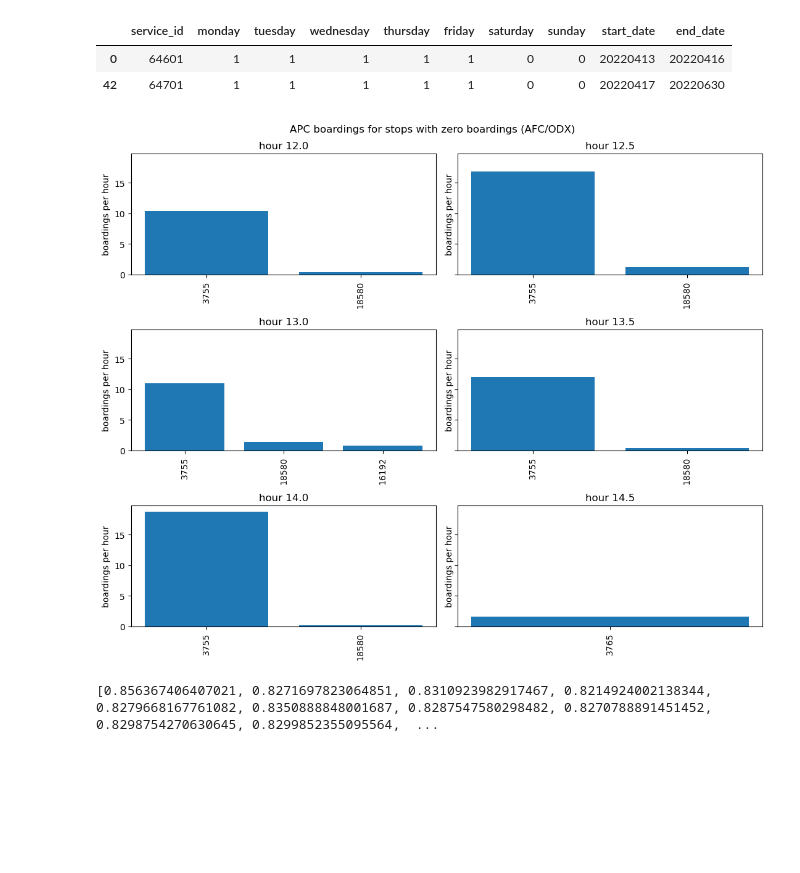
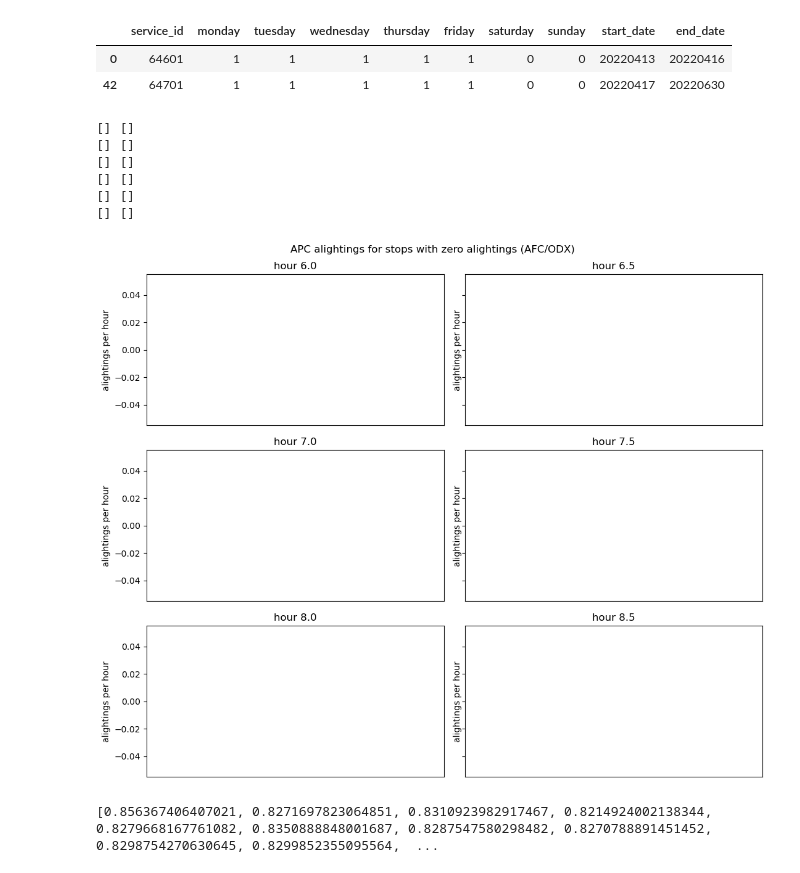
Before and after one commit to joerovar/transit-centric-smart-mobility-system, a Jupyter notebook: src/04_SIMULATION/scratch.ipynb, the cells around one changed output. Saved outputs shown, nothing was run; the diff lists cells and outputs as text; code cells hidden in the pictures; blank space fills up the shorter version.

Commit message:
correct off and on rates

```diff
--- a/src/04_SIMULATION/scratch.ipynb
+++ b/src/04_SIMULATION/scratch.ipynb
@@ -218,23 +222,40 @@ def get_zero_ons_stops(od_ons, stops_east, bin_nr, apc_ons):
 # %%
-plt.close()
-fig, axs = plt.subplots(nrows=3, ncols=2, figsize=(11, 9), sharey='all')
-for bin_n in range(24, 30):
-#     print(f'---- BIN {bin_n}')
-    x1, x2 = get_zero_ons_stops(odt_ons, stops_east, bin_n, on_rates)
-    n = bin_n - 24
-    axs.flat[n].bar(np.arange(len(x1)), x2)
-    axs.flat[n].set_xticks(np.arange(len(x1)))
-    axs.flat[n].set_xticklabels(x1, rotation=90)
-    axs.flat[n].set_title(f'hour {round(bin_n/2,1)}')
-    axs.flat[n].set_ylabel('boardings per hour')
-#     axs.flat[n].legend()
-#     print(x1)
-#     print(x2)
-plt.suptitle('APC boardings for stops with zero boardings (AFC/ODX)')
-plt.tight_layout()
+# plt.close()
+# fig, axs = plt.subplots(nrows=3, ncols=2, figsize=(11, 9), sharey='all')
+# for bin_n in range(24, 30):
+#     x1, x2 = get_zero_pax_stops(odt_ons, stops_east, bin_n, on_rates, odt_stops, ons=True)
+#     n = bin_n - 24
+#     axs.flat[n].bar(np.arange(len(x1)), x2)
+#     axs.flat[n].set_xticks(np.arange(len(x1)))
+#     axs.flat[n].set_xticklabels(x1, rotation=90)
+#     axs.flat[n].set_title(f'hour {round(bin_n/2,1)}')
+#     axs.flat[n].set_ylabel('boardings per hour')
+# plt.suptitle('APC boardings for stops with zero boardings (AFC/ODX)')
+# plt.tight_layout()
 # plt.show()
+
+# plt.close()
+# fig, axs = plt.subplots(nrows=3, ncols=2, figsize=(11, 9), sharey='all')
+# for bin_n in range(12, 18):
+#     x1, x2 = get_zero_pax_stops(odt_offs, stops_east, bin_n, off_rates, odt_stops)
+#     print(x1, x2)
+#     n = bin_n - 12
+#     axs.flat[n].bar(np.arange(len(x1)), x2)
+#     axs.flat[n].set_xticks(np.arange(len(x1)))
+#     axs.flat[n].set_xticklabels(x1, rotation=90)
+#     axs.flat[n].set_title(f'hour {round(bin_n/2,1)}')
+#     axs.flat[n].set_ylabel('alightings per hour')
+# plt.suptitle('APC alightings for stops with zero alightings (AFC/ODX)')
+# plt.tight_layout()
+# plt.show()
 # %% [output]
+[] []
+[] []
+[] []
+[] []
+[] []
+[] []
-[figure, old version]
+[figure, new version]
 # %%
 def extract_cv_hw(avl_df, dates, t0_str, t1_str, stops):
     cv_hws = []
```
Also changed, not shown: parts of 1 cell of this notebook, 26 other files.
